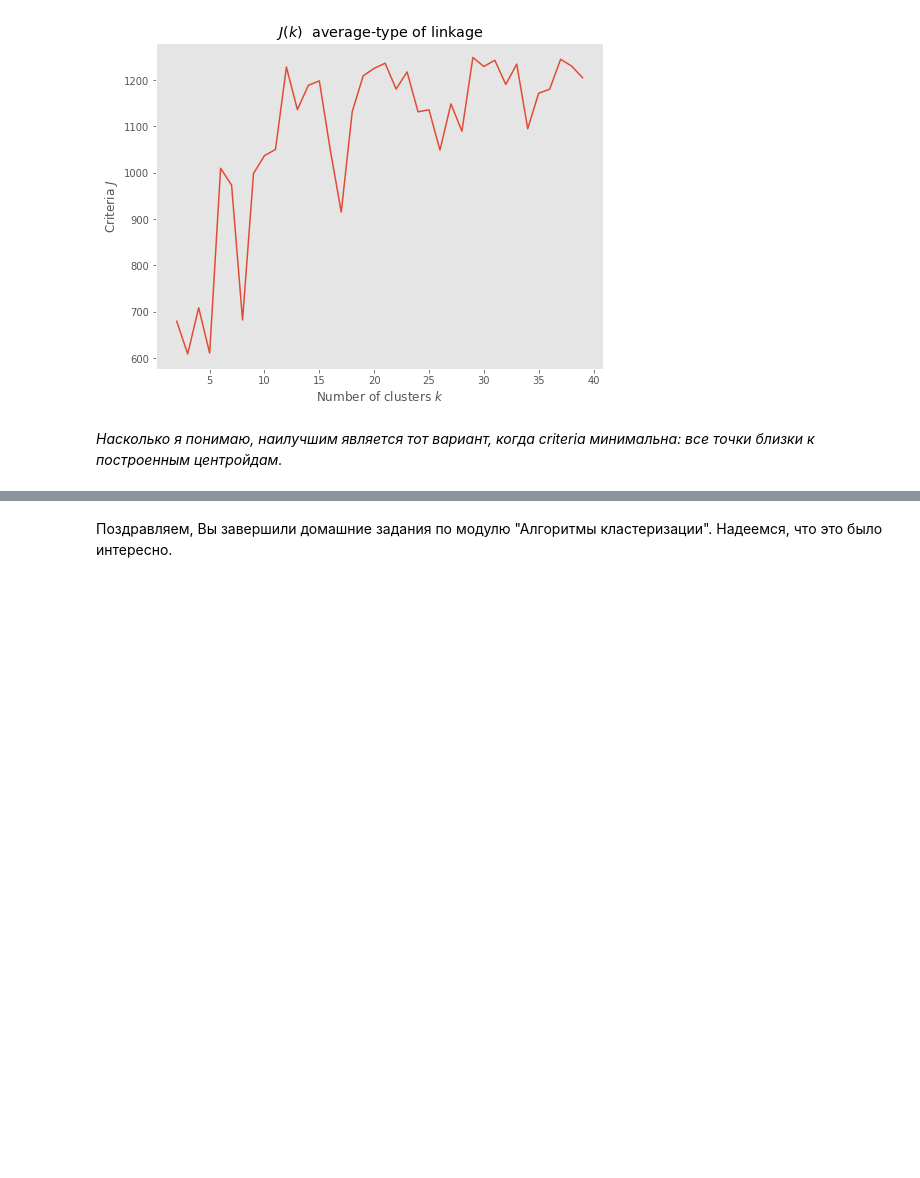
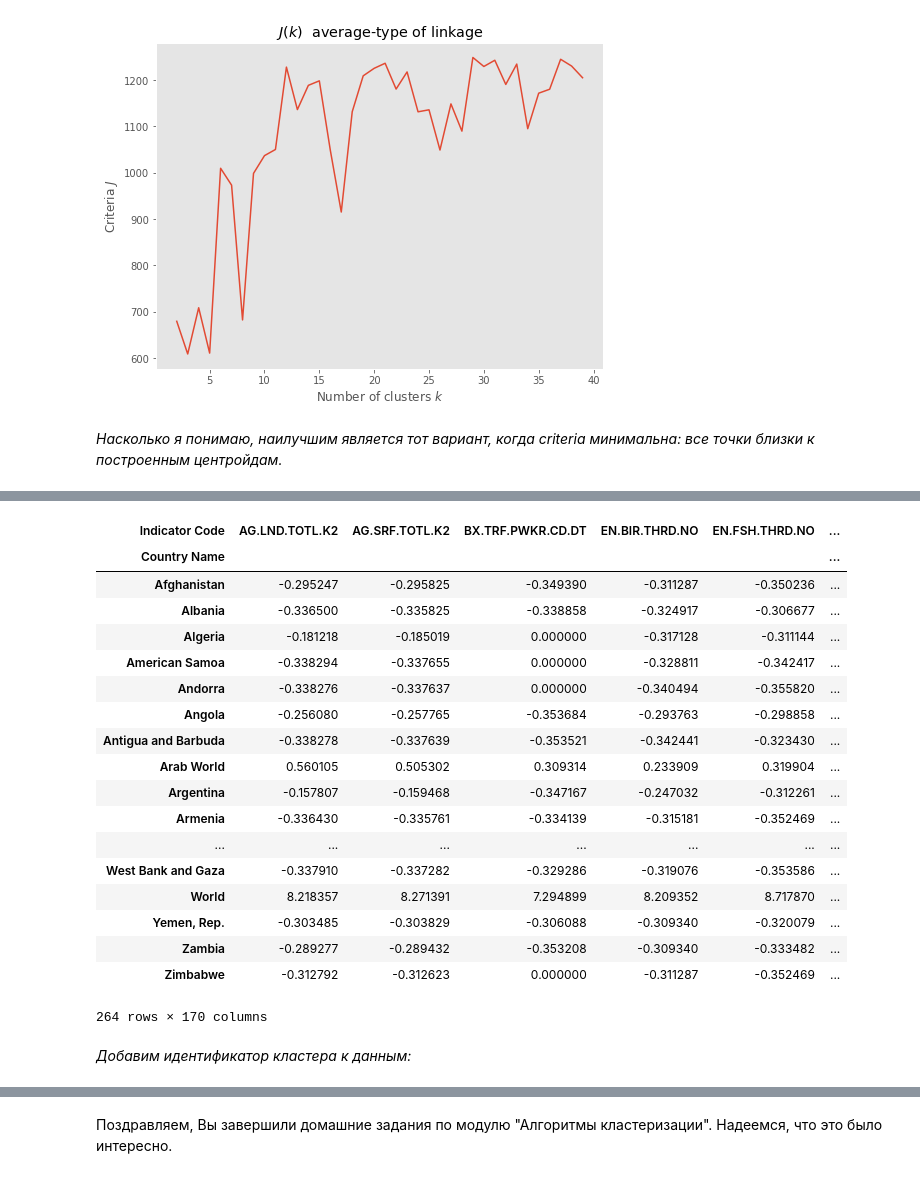
Before and after one commit to jumpinsky/Spheremailru-DMalgoritms, a Jupyter notebook: hw2-clusters/Afanaseva_hw2-clusters.ipynb, the cells around one changed output, grey strips where cells are left out. Cells and saved outputs as stored; diff of their text form; code cells hidden in the pictures; blank space fills up the shorter version.

```diff
--- a/hw2-clusters/Afanaseva_hw2-clusters.ipynb
+++ b/hw2-clusters/Afanaseva_hw2-clusters.ipynb
@@ -375,0 +379,3 @@ y = AgglomerativeClustering(n_clusters=2, linkage='average').fit_predict(x_iris)
+# %%
+import pandas as pd
+df = pd.read_csv("WDIData.csv")
@@ -375,0 +392,31 @@ y = AgglomerativeClustering(n_clusters=2, linkage='average').fit_predict(x_iris)
+# %%
+df_2010 = df[['Country Name', 'Indicator Code', '2016']]
+df_2010 = df_2010.set_index(['Country Name', 'Indicator Code'])
+df_2010 = df_2010.unstack()
+
+df_2010 = (df_2010 - df_2010.mean()) / df_2010.std()
+df_2010 = df_2010['2016']
+df_2010 = df_2010.fillna(0)
+
+df_2010  = df_2010[df_2010.columns[(df_2010 ** 2).sum() > 220]]
+df_2010
+# %% [output]
+| Indicator Code | AG.LND.TOTL.K2 | AG.SRF.TOTL.K2 | BX.TRF.PWKR.CD.DT | EN.BIR.THRD.NO | EN.FSH.THRD.NO | ... |
+| Country Name |  |  |  |  |  | ... |
+| Afghanistan | -0.295247 | -0.295825 | -0.349390 | -0.311287 | -0.350236 | ... |
+| Albania | -0.336500 | -0.335825 | -0.338858 | -0.324917 | -0.306677 | ... |
+| Algeria | -0.181218 | -0.185019 | 0.000000 | -0.317128 | -0.311144 | ... |
+| American Samoa | -0.338294 | -0.337655 | 0.000000 | -0.328811 | -0.342417 | ... |
+| Andorra | -0.338276 | -0.337637 | 0.000000 | -0.340494 | -0.355820 | ... |
+| Angola | -0.256080 | -0.257765 | -0.353684 | -0.293763 | -0.298858 | ... |
+| Antigua and Barbuda | -0.338278 | -0.337639 | -0.353521 | -0.342441 | -0.323430 | ... |
+| Arab World | 0.560105 | 0.505302 | 0.309314 | 0.233909 | 0.319904 | ... |
+| Argentina | -0.157807 | -0.159468 | -0.347167 | -0.247032 | -0.312261 | ... |
+| Armenia | -0.336430 | -0.335761 | -0.334139 | -0.315181 | -0.352469 | ... |
+| ... | ... | ... | ... | ... | ... | ... |
+| West Bank and Gaza | -0.337910 | -0.337282 | -0.329286 | -0.319076 | -0.353586 | ... |
+| World | 8.218357 | 8.271391 | 7.294899 | 8.209352 | 8.717870 | ... |
+| Yemen, Rep. | -0.303485 | -0.303829 | -0.306088 | -0.309340 | -0.320079 | ... |
+| Zambia | -0.289277 | -0.289432 | -0.353208 | -0.309340 | -0.333482 | ... |
+| Zimbabwe | -0.312792 | -0.312623 | 0.000000 | -0.311287 | -0.352469 | ... |
+264 rows × 170 columns
@@ -375,0 +426,2 @@ y = AgglomerativeClustering(n_clusters=2, linkage='average').fit_predict(x_iris)
+# %% [markdown]
+*Добавим идентификатор кластера к данным:*
```
Also changed, not shown: parts of 18 cells of this notebook.
